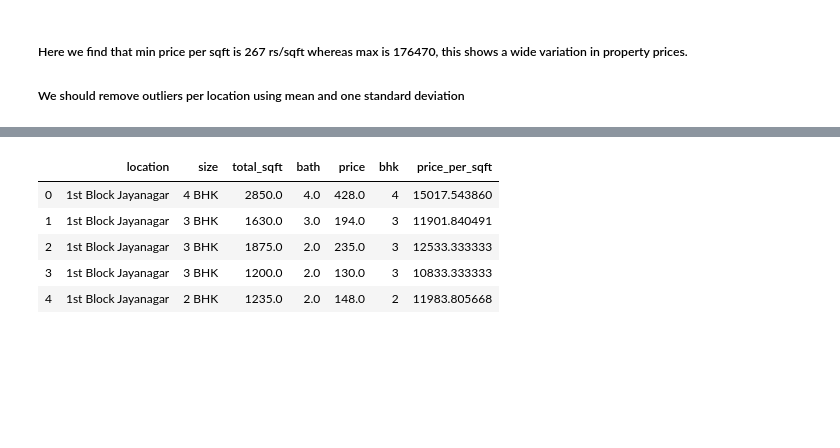
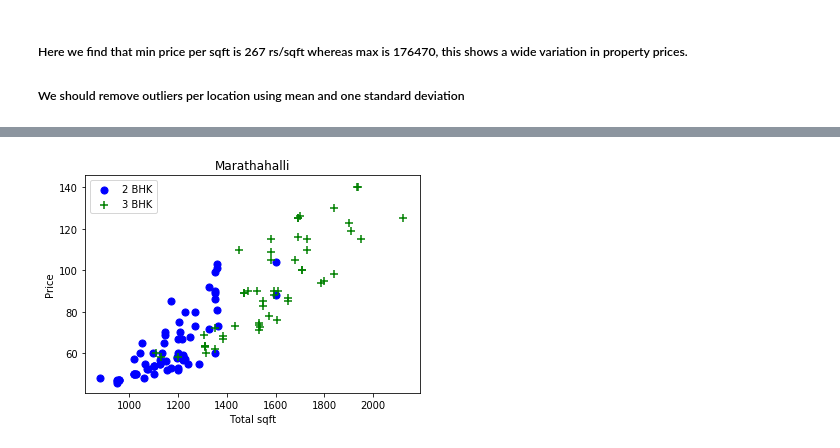
Before and after one commit to AmanAswal/Data-Science, a Jupyter notebook: real_state_price_prediction/Step-2(Feature_engg).ipynb, the cells around one changed output, grey strips where cells are left out. Cells and saved outputs as stored; diff of their text form; code cells hidden in the pictures; blank space fills up the shorter version.

```diff
--- a/real_state_price_prediction/Step-2(Feature_engg).ipynb
+++ b/real_state_price_prediction/Step-2(Feature_engg).ipynb
@@ -186,9 +178,4 @@ plot_scatter_chart(df2,"Rajaji Nagar")
-# %%
-df2.head()
-# %% [output]
-|  | location | size | total_sqft | bath | price | bhk | price_per_sqft |
-| 0 | 1st Block Jayanagar | 4 BHK | 2850.0 | 4.0 | 428.0 | 4 | 15017.543860 |
-| 1 | 1st Block Jayanagar | 3 BHK | 1630.0 | 3.0 | 194.0 | 3 | 11901.840491 |
-| 2 | 1st Block Jayanagar | 3 BHK | 1875.0 | 2.0 | 235.0 | 3 | 12533.333333 |
-| 3 | 1st Block Jayanagar | 3 BHK | 1200.0 | 2.0 | 130.0 | 3 | 10833.333333 |
-| 4 | 1st Block Jayanagar | 2 BHK | 1235.0 | 2.0 | 148.0 | 2 | 11983.805668 |
+# %%
+plot_scatter_chart(df2,"Marathahalli")
+# %% [output]
+[figure, added]
```
Also changed, not shown: parts of 27 cells of this notebook, 2 other files.
